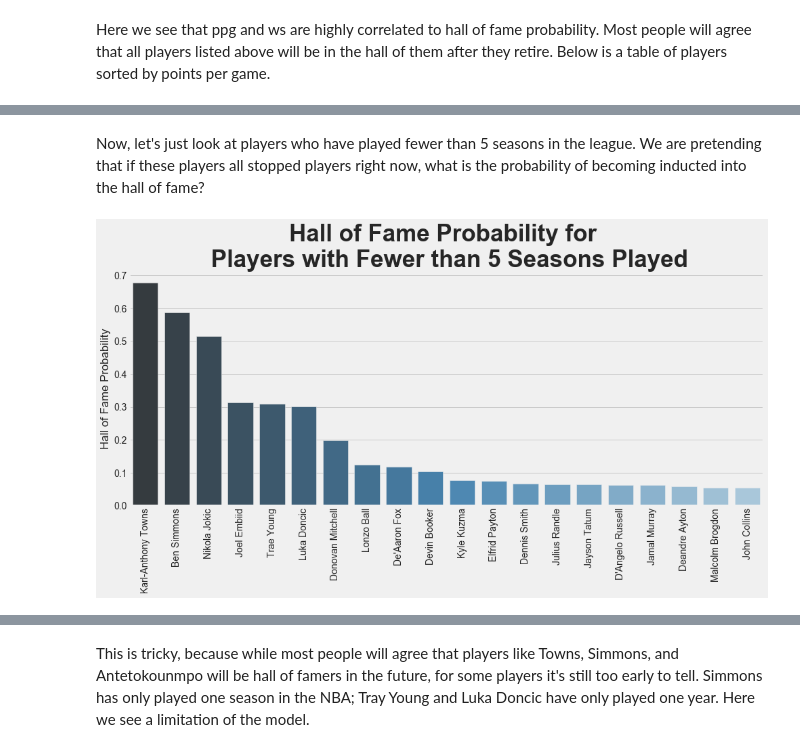
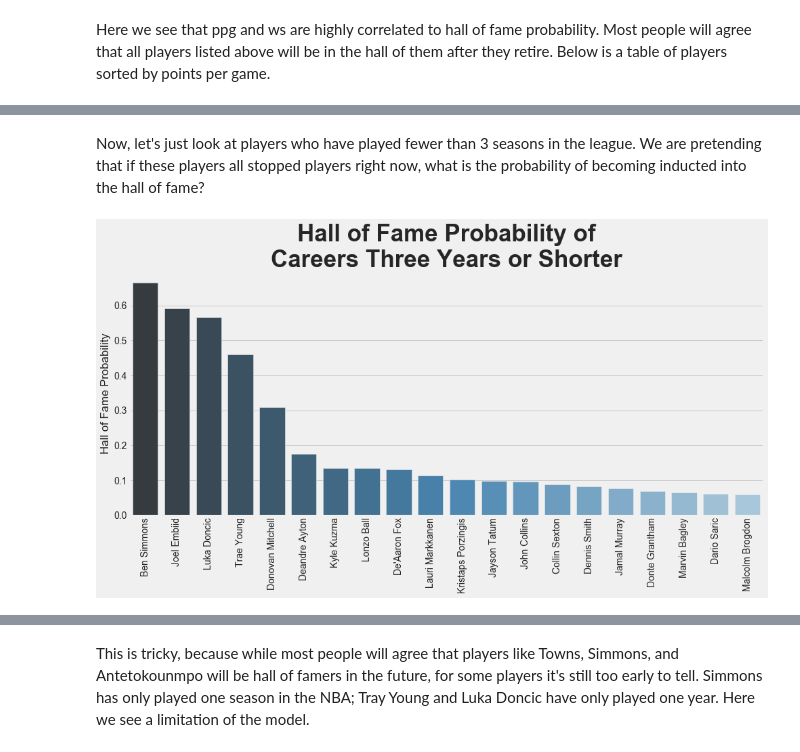
Before and after one commit to ymericson/NBA-player-info, a Jupyter notebook: NBA Hall of Fame - ML.ipynb, the cells around one changed output, grey strips where cells are left out. Cells and saved outputs as stored; diff of their text form; code cells hidden in the pictures.

Commit message:
updated with new active_from year

```diff
--- a/NBA Hall of Fame - ML.ipynb
+++ b/NBA Hall of Fame - ML.ipynb
@@ -578,19 +578,19 @@ hof_not_eligible[['name', 'ppg', 'ws', 'hof_pred_log_proba']].sort_values(['ppg'
 # %% [markdown]
-Now, let's just look at players who have played fewer than 5 seasons in the league. We are pretending that if these players all stopped players right now, what is the probability of becoming inducted into the hall of fame?
+Now, let's just look at players who have played fewer than 3 seasons in the league. We are pretending that if these players all stopped players right now, what is the probability of becoming inducted into the hall of fame?
 # %%
-young_players = hof_not_eligible[hof_not_eligible['career_length'] < 5]
+young_players = hof_not_eligible[hof_not_eligible['career_length'] <= 3]
 
 plt.style.use('fivethirtyeight')
 
 plt.figure(figsize=(14,8))
 
 ax = sns.barplot(x='name', y='hof_pred_log_proba', data=young_players[:20], palette="Blues_d")
-plt.title('Hall of Fame Probability for \n Players with Fewer than 5 Seasons Played', fontsize=35, fontweight='bold')
+plt.title('Hall of Fame Probability of\nCareers Three Years or Shorter', fontsize=35, fontweight='bold')
 ax.set_xticklabels(young_players['name'],rotation=90)
 ax.set(xlabel='', ylabel='Hall of Fame Probability')
 
 plt.tight_layout()
 
 plt.savefig('all-graphs/hof_young_pred.png')
 # %% [output]
-[figure, old version]
+[figure, new version]
```
Also changed, not shown: parts of 23 cells of this notebook, 8 other files.
